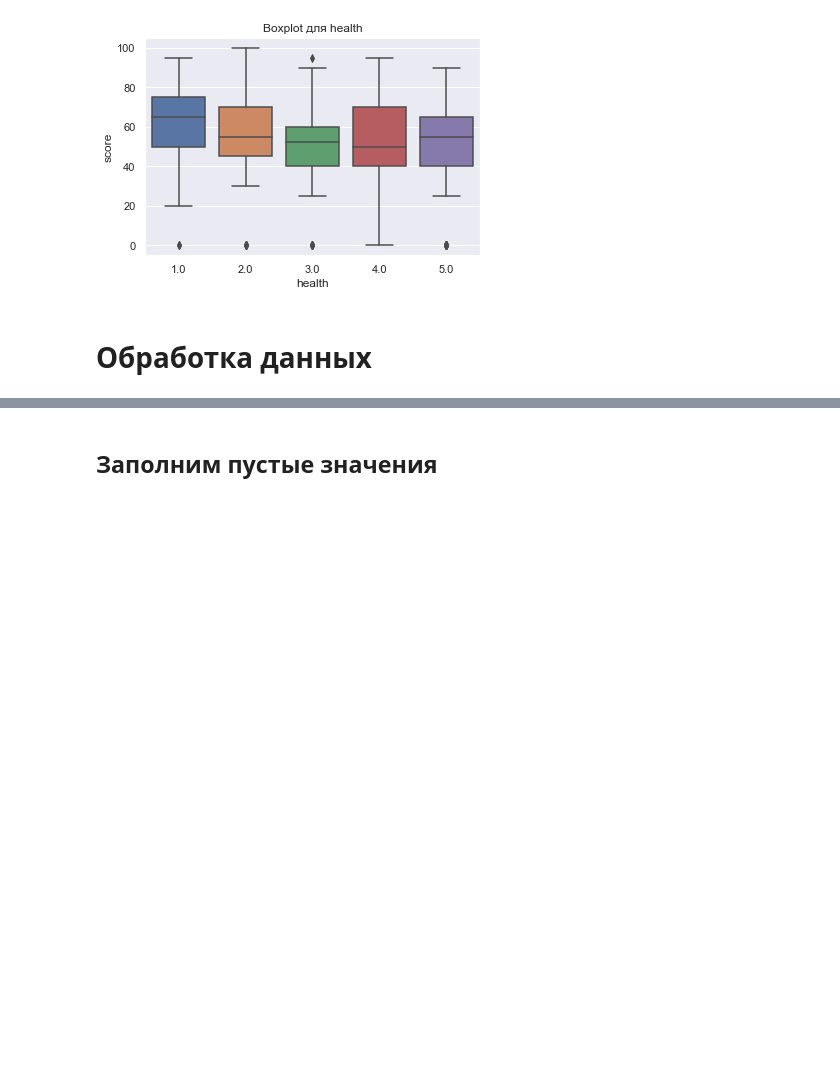
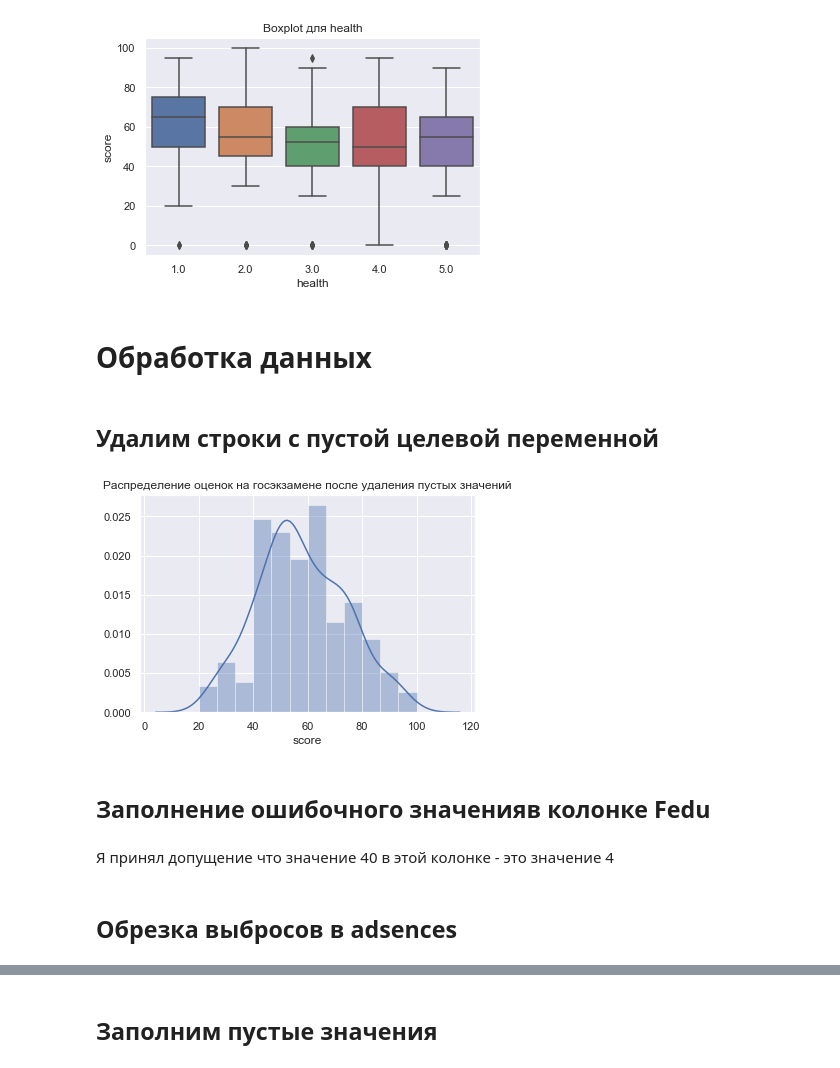
Before and after one commit to ns-ekimenko/skillfactory_rds, a Jupyter notebook: module_2/project 2. EDA.ipynb, the cells around one changed output, grey strips where cells are left out. Drawn from its saved outputs; the diff is of its cells as text; code cells hidden in the pictures; blank space fills up the shorter version.

```diff
--- a/module_2/project 2. EDA.ipynb
+++ b/module_2/project 2. EDA.ipynb
@@ -526,2 +551,17 @@ display_boxplots('health')
+# %% [markdown]
+## Удалим строки с пустой целевой переменной
+# %%
+empty_score_rows = (df.score.isna()) | (df.score == 0)
+df.drop(df[empty_score_rows].index, inplace=True)
+# %%
+sns.distplot(df.score)
+plt.title("Распределение оценок на госэкзамене после удаления пустых значений")
+plt.show()
+# %% [output]
+[figure, added]
+# %% [markdown]
+## Заполнение ошибочного значенияв колонке Fedu
+# %% [markdown]
+Я принял допущение что значение 40 в этой колонке - это значение 4
 # %%
 df.loc[df.Fedu == 40, 'Fedu'] = 4
@@ -529,0 +568,2 @@ df.loc[df.Fedu == 40, 'Fedu'] = 4
+# %% [markdown]
+## Обрезка выбросов в adsences
```
Also changed, not shown: parts of 33 cells of this notebook, 3 other files.
